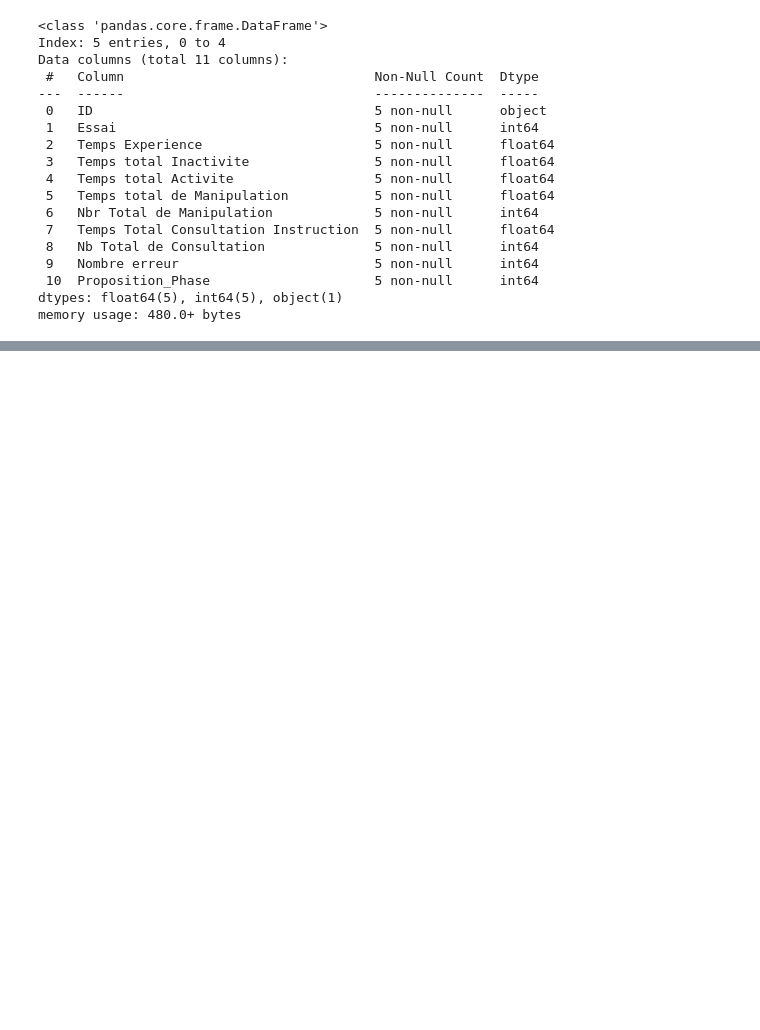
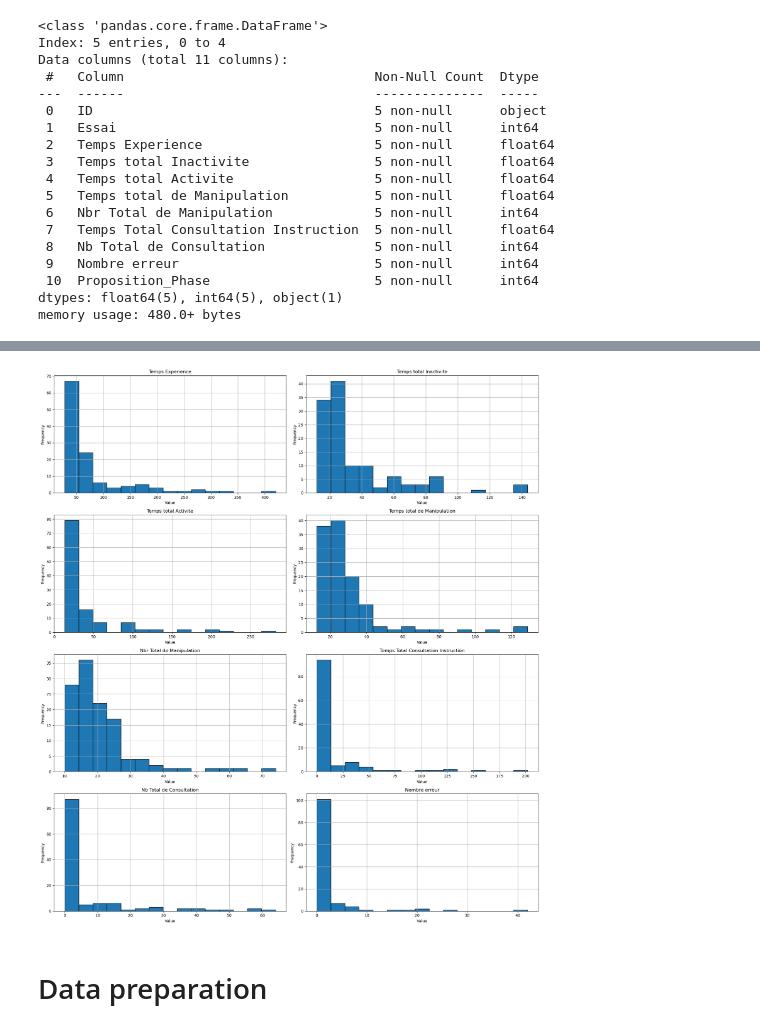
Before and after one commit to Momellouky/MentalWorkload-PhysiologicalSignals-ML_, a Jupyter notebook: src/notebooks/physio_and_cpt_signals.ipynb, the cells around one changed output, grey strips where cells are left out. Saved outputs shown, nothing was run; the diff lists cells and outputs as text; code cells hidden in the pictures; blank space fills up the shorter version.

```diff
--- a/src/notebooks/physio_and_cpt_signals.ipynb
+++ b/src/notebooks/physio_and_cpt_signals.ipynb
@@ -256,0 +339,30 @@ memory usage: 480.0+ bytes
+# %%
+columns_to_plot = [
+    'Temps Experience', 'Temps total Inactivite', 'Temps total Activite',
+    'Temps total de Manipulation', 'Nbr Total de Manipulation',
+    'Temps Total Consultation Instruction', 'Nb Total de Consultation',
+    'Nombre erreur'
+]
+
+# Determine the number of rows needed
+num_columns = 2
+num_rows = (len(columns_to_plot) + num_columns - 1) // num_columns
+
+# Create a new figure with a larger size
+fig, axes = plt.subplots(nrows=num_rows, ncols=num_columns, figsize=(18, num_rows * 5))
+
+# Plot each column as a histogram
+for idx, column in enumerate(columns_to_plot):
+    ax = axes.flatten()[idx]
+    f_cpt_df[column].hist(ax=ax, bins=15, edgecolor='black')
+    ax.set_title(column)
+    ax.set_xlabel('Value')
+    ax.set_ylabel('Frequency')
+
+# Adjust layout to prevent overlapping
+plt.tight_layout()
+plt.show()
+# %% [output]
+[figure, added]
+# %% [markdown]
+# Data preparation
```
Also changed, not shown: parts of 119 cells of this notebook.
